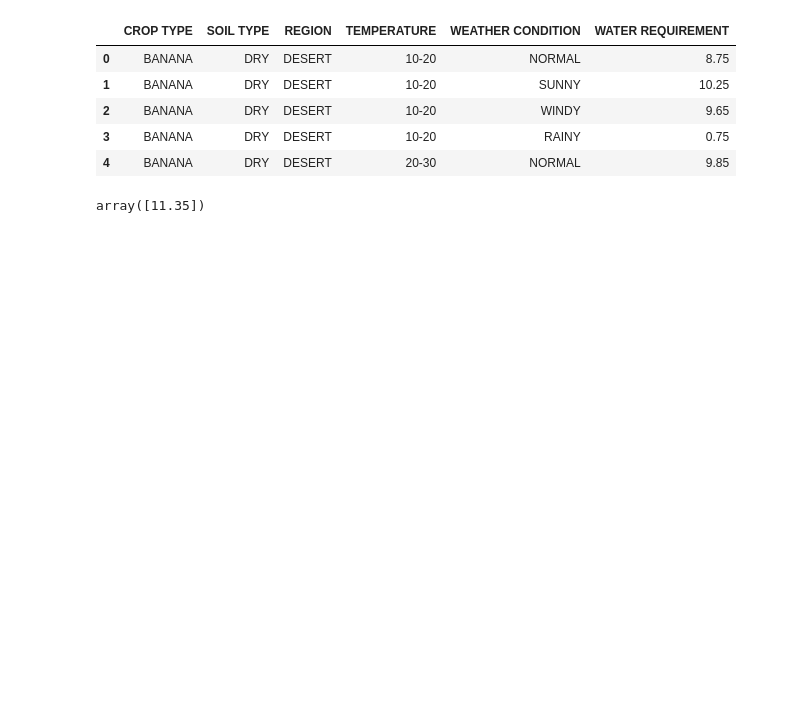
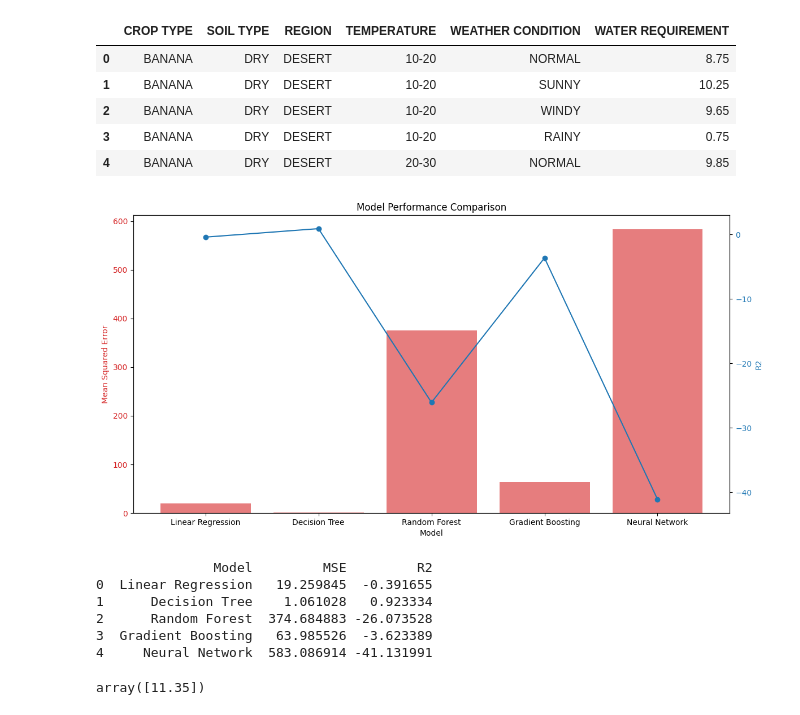
Before and after one commit to nishanthdmello/AI-Based-Agriculture, a Jupyter notebook: crop-water-requirement.ipynb, the cells around one changed output. Drawn from its saved outputs; the diff is of its cells as text; code cells hidden in the pictures; blank space fills up the shorter version.

Commit message:
added models and plots

```diff
--- a/crop-water-requirement.ipynb
+++ b/crop-water-requirement.ipynb
@@ -123,3 +145,66 @@ df.head()
+# %%
+import pandas as pd
+import numpy as np
+import matplotlib.pyplot as plt
+from sklearn.model_selection import train_test_split
+from sklearn.linear_model import LinearRegression
+from sklearn.tree import DecisionTreeRegressor
+from sklearn.ensemble import RandomForestRegressor, GradientBoostingRegressor
+from sklearn.neural_network import MLPRegressor
+from sklearn.metrics import mean_squared_error, r2_score
+
+# Models
+models = {
+    "Linear Regression": LinearRegression(),
+    "Decision Tree": DecisionTreeRegressor(random_state=42),
+    "Random Forest": RandomForestRegressor(n_estimators=100, random_state=42),
+    "Gradient Boosting": GradientBoostingRegressor(n_estimators=100, random_state=42),
+    "Neural Network": MLPRegressor(hidden_layer_sizes=(50,), max_iter=1000, random_state=42)
+}
+
+# Train and evaluate models
+results = []
+for name, model in models.items():
+    model.fit(X_train, y_train)
+    y_pred = model.predict(X_test)
+    mse = mean_squared_error(y_test, y_pred)
+    r2 = r2_score(y_test, y_pred)
+    results.append((name, mse, r2))
+
+# Plotting the results
+results_df = pd.DataFrame(results, columns=['Model', 'MSE', 'R2'])
+
+fig, ax1 = plt.subplots(figsize=(12, 6))
+
+# Plotting MSE
+color = 'tab:red'
+ax1.set_xlabel('Model')
+ax1.set_ylabel('Mean Squared Error', color=color)
+ax1.bar(results_df['Model'], results_df['MSE'], color=color, alpha=0.6)
+ax1.tick_params(axis='y', labelcolor=color)
+
+# Creating a second y-axis for R2
+ax2 = ax1.twinx()
+color = 'tab:blue'
+ax2.set_ylabel('R2', color=color)
+ax2.plot(results_df['Model'], results_df['R2'], color=color, marker='o')
+ax2.tick_params(axis='y', labelcolor=color)
+
+fig.tight_layout()
+plt.title('Model Performance Comparison')
+plt.xticks(rotation=45)
+plt.show()
+# %% [output]
+[figure, added]
+# %%
+print(results_df)
+# %% [output]
+               Model         MSE         R2
+0  Linear Regression   19.259845  -0.391655
+1      Decision Tree    1.061028   0.923334
+2      Random Forest  374.684883 -26.073528
+3  Gradient Boosting   63.985526  -3.623389
+4     Neural Network  583.086914 -41.131991
 # %%
 inp = {
     'CROP TYPE':['BANANA'],
```
Also changed, not shown: parts of 3 cells of this notebook, 1 other file.
